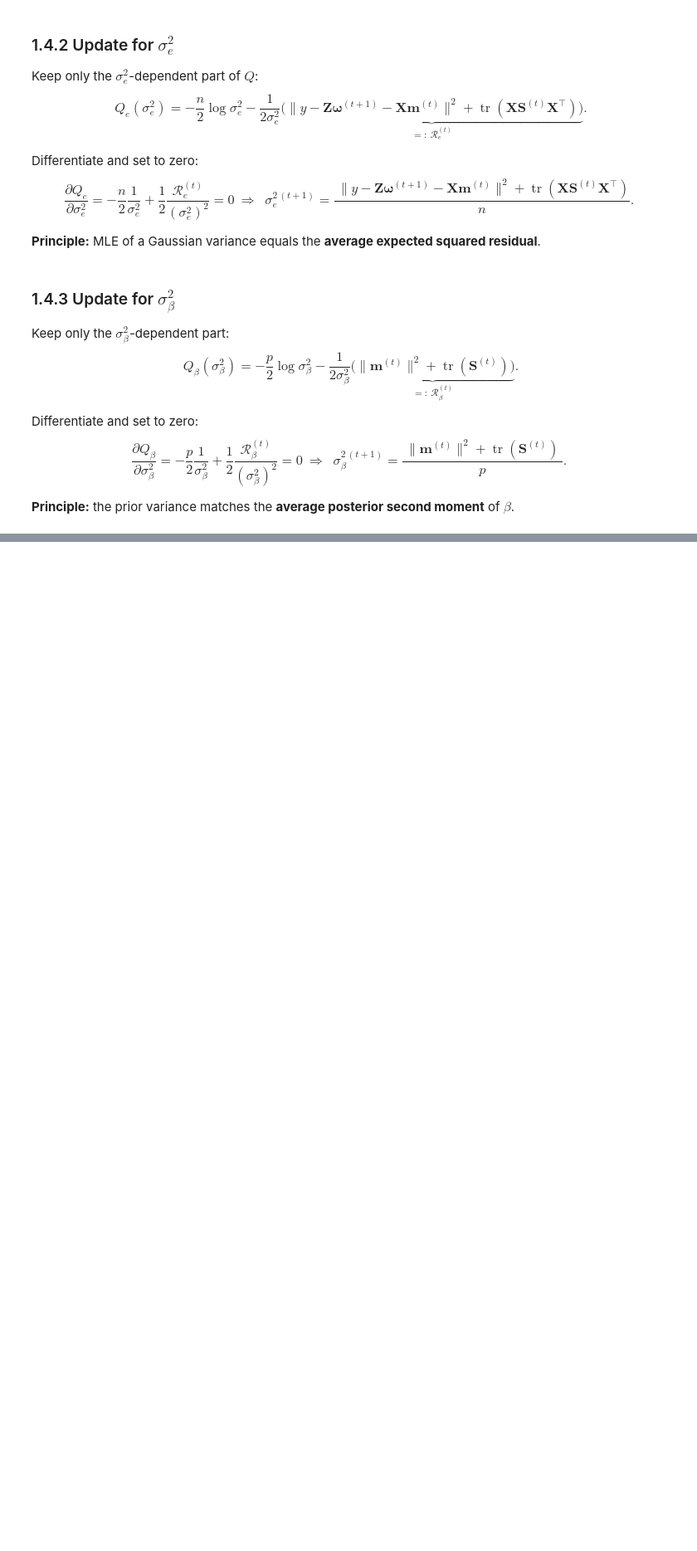
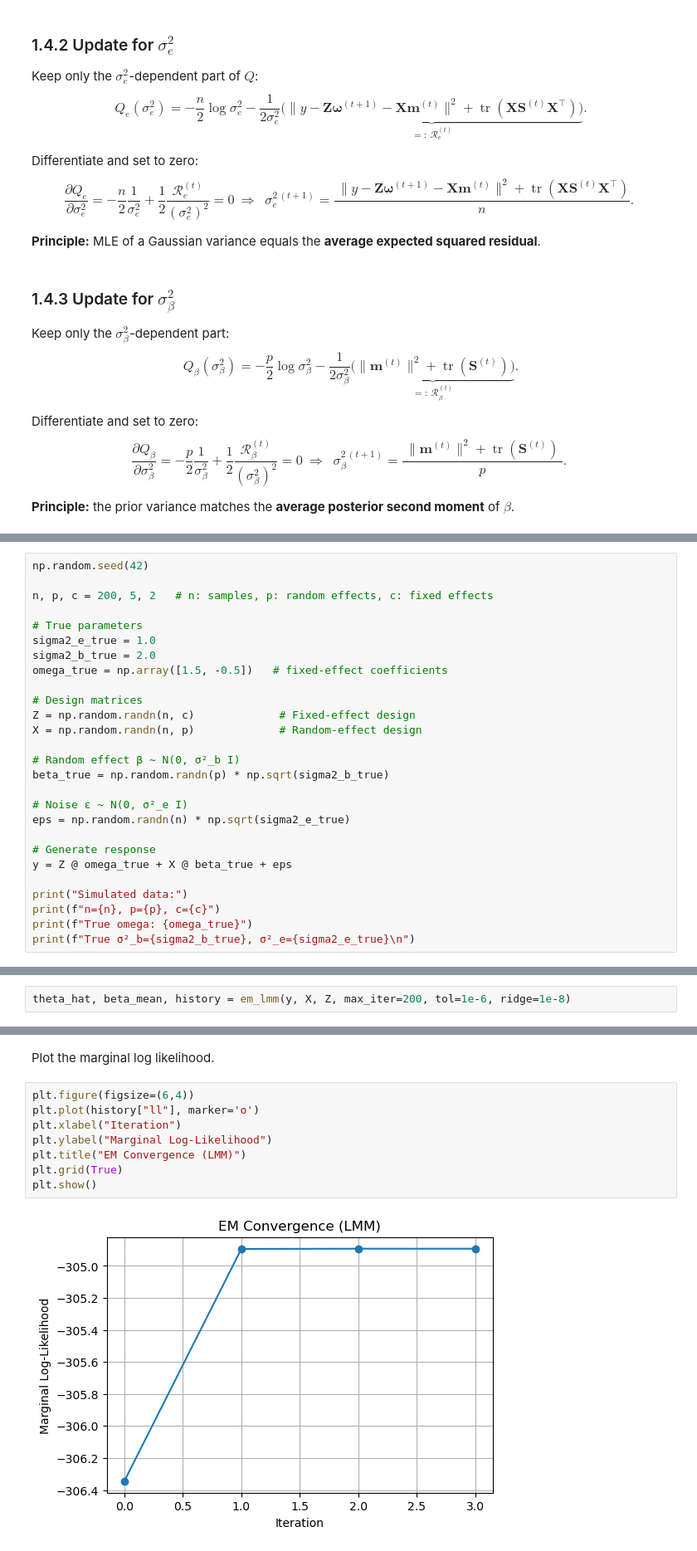
Before and after one commit to xjyes/CityU_mini_project, a Jupyter notebook: EMM_algorithm.ipynb, the cells around one changed output, grey strips where cells are left out. Shown at 83% size. Saved outputs shown, nothing was run; the diff lists cells and outputs as text; blank space fills up the shorter version.

```diff
--- a/EMM_algorithm.ipynb
+++ b/EMM_algorithm.ipynb
@@ -398,0 +556,27 @@ $$
+# %%
+np.random.seed(42)
+
+n, p, c = 200, 5, 2   # n: samples, p: random effects, c: fixed effects
+
+# True parameters
+sigma2_e_true = 1.0
+sigma2_b_true = 2.0
+omega_true = np.array([1.5, -0.5])   # fixed-effect coefficients
+
+# Design matrices
+Z = np.random.randn(n, c)             # Fixed-effect design
+X = np.random.randn(n, p)             # Random-effect design
+
+# Random effect β ~ N(0, σ²_b I)
+beta_true = np.random.randn(p) * np.sqrt(sigma2_b_true)
+
+# Noise ε ~ N(0, σ²_e I)
+eps = np.random.randn(n) * np.sqrt(sigma2_e_true)
+
+# Generate response
+y = Z @ omega_true + X @ beta_true + eps
+
+print("Simulated data:")
+print(f"n={n}, p={p}, c={c}")
+print(f"True omega: {omega_true}")
+print(f"True σ²_b={sigma2_b_true}, σ²_e={sigma2_e_true}\n")
@@ -398,0 +592,2 @@ $$
+# %%
+theta_hat, beta_mean, history = em_lmm(y, X, Z, max_iter=200, tol=1e-6, ridge=1e-8)
@@ -398,0 +617,12 @@ $$
+# %% [markdown]
+Plot the marginal log likelihood.
+# %%
+plt.figure(figsize=(6,4))
+plt.plot(history["ll"], marker='o')
+plt.xlabel("Iteration")
+plt.ylabel("Marginal Log-Likelihood")
+plt.title("EM Convergence (LMM)")
+plt.grid(True)
+plt.show()
+# %% [output]
+[figure, added]
```
Also changed, not shown: parts of 15 cells of this notebook, 2 other files.
